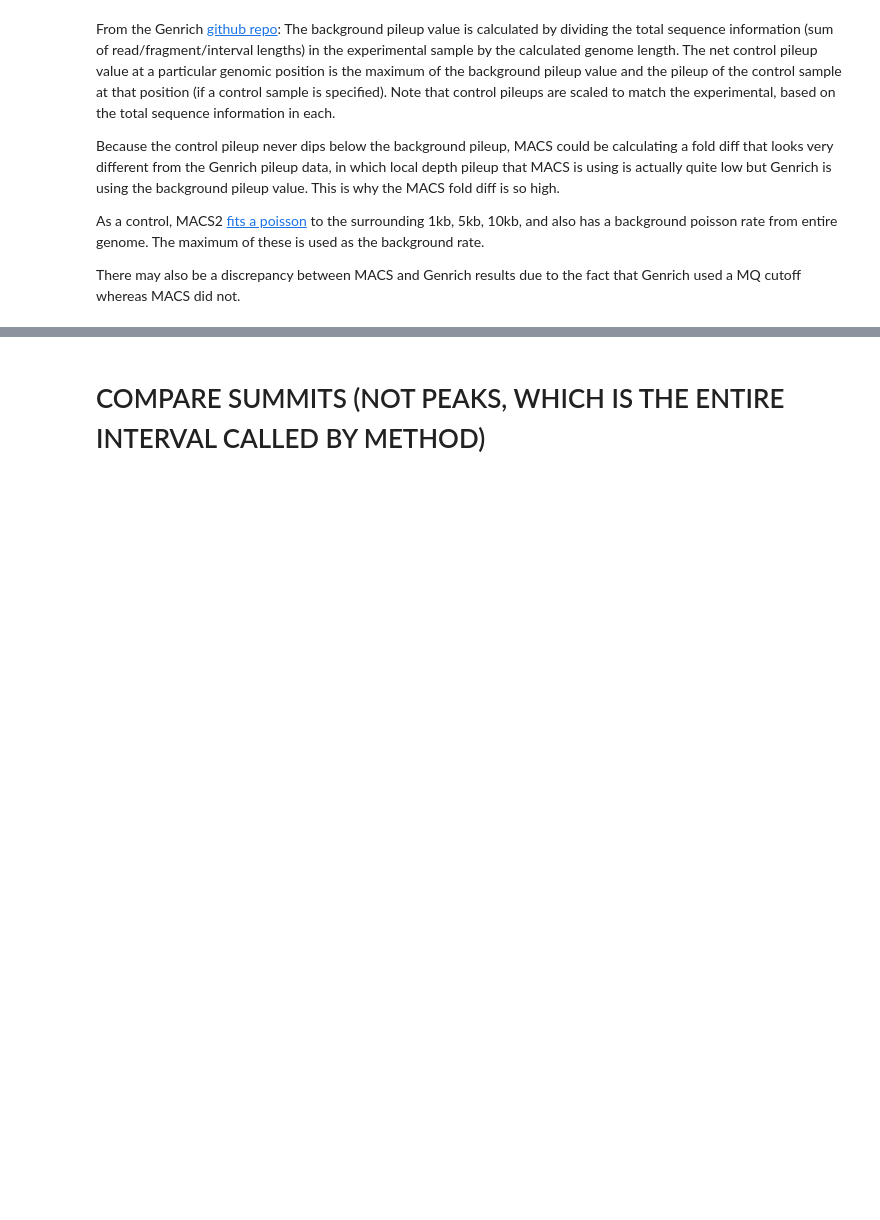
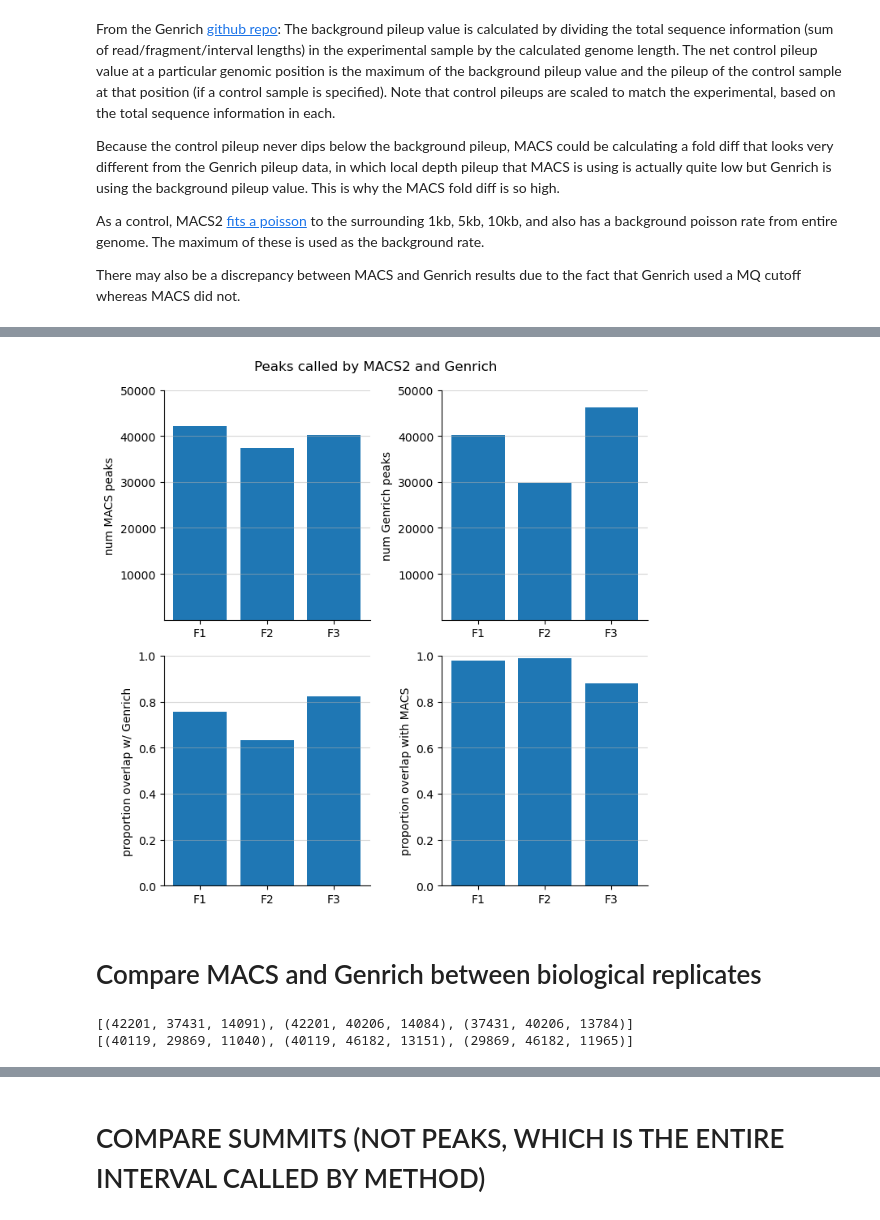
Before and after one commit to brian-arnold/STARRseq_code, a Jupyter notebook: notebooks/02_compare_peak_callers_across_bioreps.ipynb, the cells around one changed output, grey strips where cells are left out. Saved outputs shown, nothing was run; the diff lists cells and outputs as text; code cells hidden in the pictures; blank space fills up the shorter version.

```diff
--- a/notebooks/02_compare_peak_callers_across_bioreps.ipynb
+++ b/notebooks/02_compare_peak_callers_across_bioreps.ipynb
@@ -131,0 +192,53 @@ peaks below q value: 0
+# %%
+fig, axs = plt.subplots(2, 2, figsize=(7, 7), sharex=False, sharey=False)
+t = range(len(macs_peaks_overlaps))
+axs[0][0].bar(t, [m[0] for m in macs_peaks_overlaps])
+axs[0][0].set_ylabel("num MACS peaks")
+axs[0][0].set_xticks(t)
+axs[0][0].set_yticks([10000, 20000, 30000, 40000, 50000])
+axs[0][0].set_xticklabels(bioreps)
+axs[0][0].grid(axis='y', alpha=0.5)
+
+axs[0][1].bar(t, [g[0] for g in genrich_peaks_overlaps])
+axs[0][1].set_ylabel("num Genrich peaks")
+axs[0][1].set_xticks(t)
+axs[0][1].set_yticks([10000, 20000, 30000, 40000, 50000])
+axs[0][1].set_xticklabels(bioreps)
+axs[0][1].grid(axis='y', alpha=0.5)
+
+
+axs[1][0].bar(t, [m[1] for m in macs_peaks_overlaps])
+axs[1][0].set_ylim(0,1)
+axs[1][0].set_ylabel("proportion overlap w/ Genrich")
+axs[1][0].set_xticks(t)
+axs[1][0].set_xticklabels(bioreps)
+axs[1][0].grid(axis='y', alpha=0.5)
+
+
+
+axs[1][1].bar(t, [g[1] for g in genrich_peaks_overlaps])
+axs[1][1].set_ylim(0,1)
+axs[1][1].set_ylabel("proportion overlap with MACS")
+axs[1][1].set_xticks(t)
+axs[1][1].set_xticklabels(bioreps)
+axs[1][1].grid(axis='y', alpha=0.5)
+
+fig.suptitle("Peaks called by MACS2 and Genrich")
+
+
+sns.despine()
+plt.tight_layout()
+# %% [output]
+[figure, added]
+# %% [markdown]
+# Compare MACS and Genrich between biological replicates
+# %%
+# look at overlaps within methods between bioreps
+macs_peaks_overlaps = fn.get_peak_overlaps_within_method_between_reps(macs_dfs, bioreps, frac_overlap)
+genrich_peaks_overlaps = fn.get_peak_overlaps_within_method_between_reps(genrich_dfs, bioreps, frac_overlap)
+
+print(macs_peaks_overlaps)
+print(genrich_peaks_overlaps)
+# %% [output]
+[(42201, 37431, 14091), (42201, 40206, 14084), (37431, 40206, 13784)]
+[(40119, 29869, 11040), (40119, 46182, 13151), (29869, 46182, 11965)]
```
Also changed, not shown: parts of 72 cells of this notebook, 2 other files.
